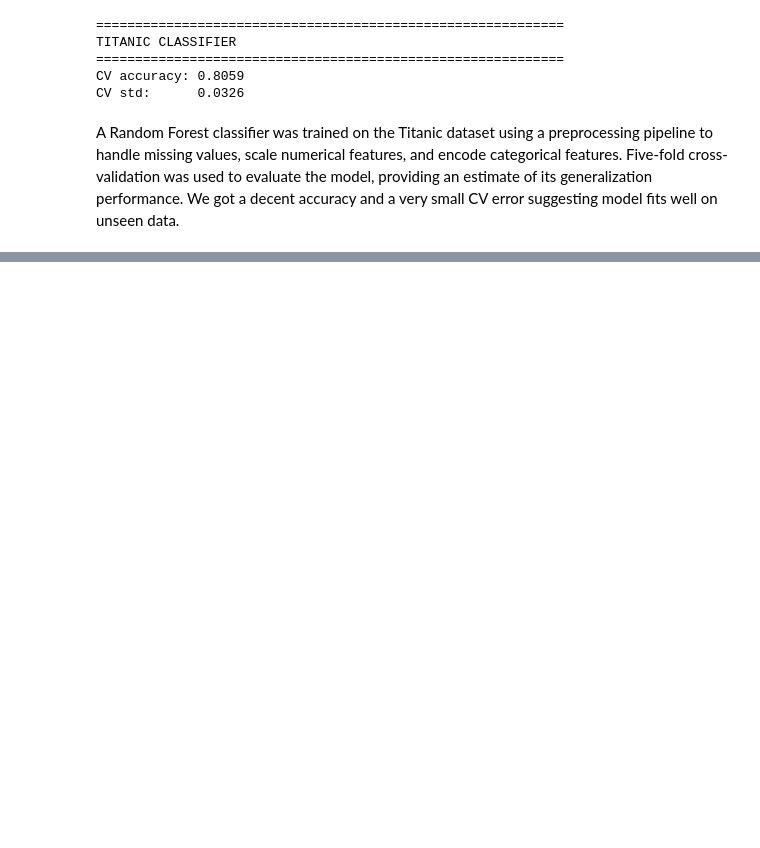
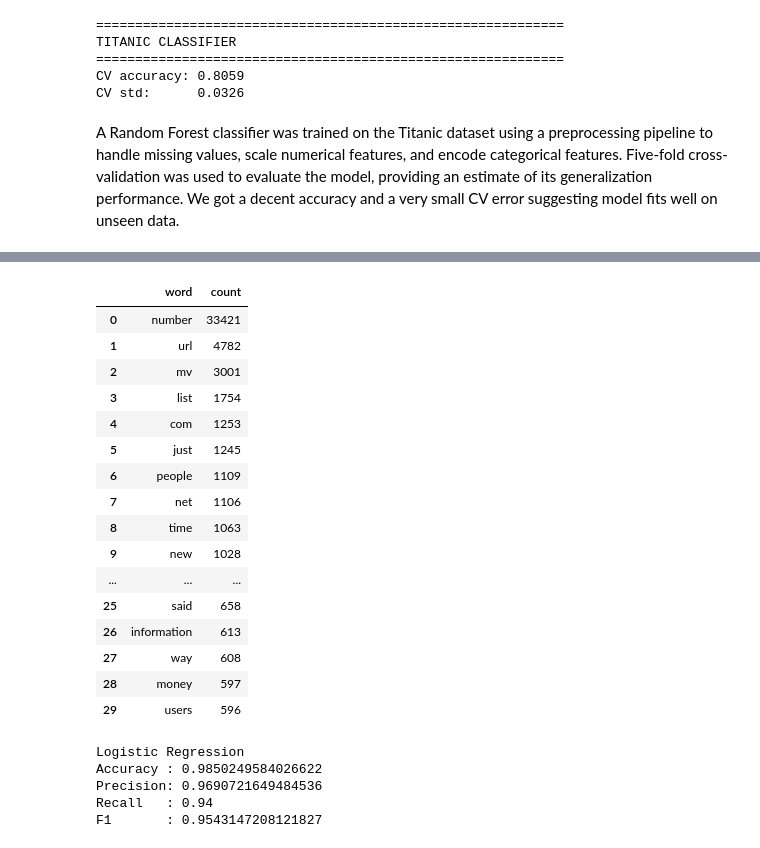
Before and after one commit to sumukha-r/hands-on-machine-learning, a Jupyter notebook: Chapter3-Classification.ipynb, the cells around one changed output, grey strips where cells are left out. Saved outputs shown, nothing was run; the diff lists cells and outputs as text; code cells hidden in the pictures; blank space fills up the shorter version.

```diff
--- a/Chapter3-Classification.ipynb
+++ b/Chapter3-Classification.ipynb
@@ -133,0 +287,39 @@ A Random Forest classifier was trained on the Titanic dataset using a preprocess
+# %%
+class EmailPreprocessor(BaseEstimator, TransformerMixin):
+    def __init__(self, lowercase=True, replace_urls=True, replace_numbers=True, remove_punctuation=True):
+        self.lowercase = lowercase
+        self.replace_urls = replace_urls
+        self.replace_numbers = replace_numbers
+        self.remove_punctuation = remove_punctuation
+
+    def fit(self, X, y=None):
+        return self
+
+    def transform(self, X):
+        return [self._clean_email(email) for email in X]
+
+    def _clean_email(self, text):
+        text = str(text)
+
+        if self.lowercase:
+            text = text.lower()
+        if self.replace_urls:
+            text = re.sub(r"https?://\S+|www\.\S+", " URL ", text)
+        if self.replace_numbers:
+            text = re.sub(r"\b\d+\b", " NUMBER ", text)
+        if self.remove_punctuation:
+            text = re.sub(r"[^a-zA-Z0-9\s]", " ", text)
+        text = re.sub(r"\s+", " ", text).strip()
+
+        return text
+# %%
+preprocessor = EmailPreprocessor()
+X_train_clean = preprocessor.fit_transform(X_train)
+X_test_clean = preprocessor.transform(X_test)
+vectorizer = CountVectorizer(stop_words="english", min_df=2)
+X_train_vectorized = vectorizer.fit_transform(X_train_clean)
+X_test_vectorized = vectorizer.transform(X_test_clean)
+
+print("Training matrix:", X_train_vectorized.shape)
+print("Test matrix:", X_test_vectorized.shape)
+print("Vocabulary size:", len(vectorizer.vocabulary_))
@@ -133,0 +350,40 @@ A Random Forest classifier was trained on the Titanic dataset using a preprocess
+# %%
+word_counts = np.asarray(X_train_vectorized.sum(axis=0)).ravel()
+words = np.array(vectorizer.get_feature_names_out())
+top_indices = word_counts.argsort()[-30:][::-1]
+top_words = pd.DataFrame({"word": words[top_indices], "count": word_counts[top_indices]})
+top_words
+# %% [output]
+|  | word | count |
+| 0 | number | 33421 |
+| 1 | url | 4782 |
+| 2 | mv | 3001 |
+| 3 | list | 1754 |
+| 4 | com | 1253 |
+| 5 | just | 1245 |
+| 6 | people | 1109 |
+| 7 | net | 1106 |
+| 8 | time | 1063 |
+| 9 | new | 1028 |
+| ... | ... | ... |
+| 25 | said | 658 |
+| 26 | information | 613 |
+| 27 | way | 608 |
+| 28 | money | 597 |
+| 29 | users | 596 |
+# %%
+log_reg = LogisticRegression(max_iter=1000, C=10, n_jobs=-1)
+log_reg.fit(X_train_vectorized, y_train)
+y_pred_lr = log_reg.predict(X_test_vectorized)
+
+print("Logistic Regression")
+print("Accuracy :", accuracy_score(y_test, y_pred_lr))
+print("Precision:", precision_score(y_test, y_pred_lr))
+print("Recall   :", recall_score(y_test, y_pred_lr))
+print("F1       :", f1_score(y_test, y_pred_lr))
+# %% [output]
+Logistic Regression
+Accuracy : 0.9850249584026622
+Precision: 0.9690721649484536
+Recall   : 0.94
+F1       : 0.9543147208121827
```
Also changed, not shown: parts of 17 cells of this notebook, 1 other file.
